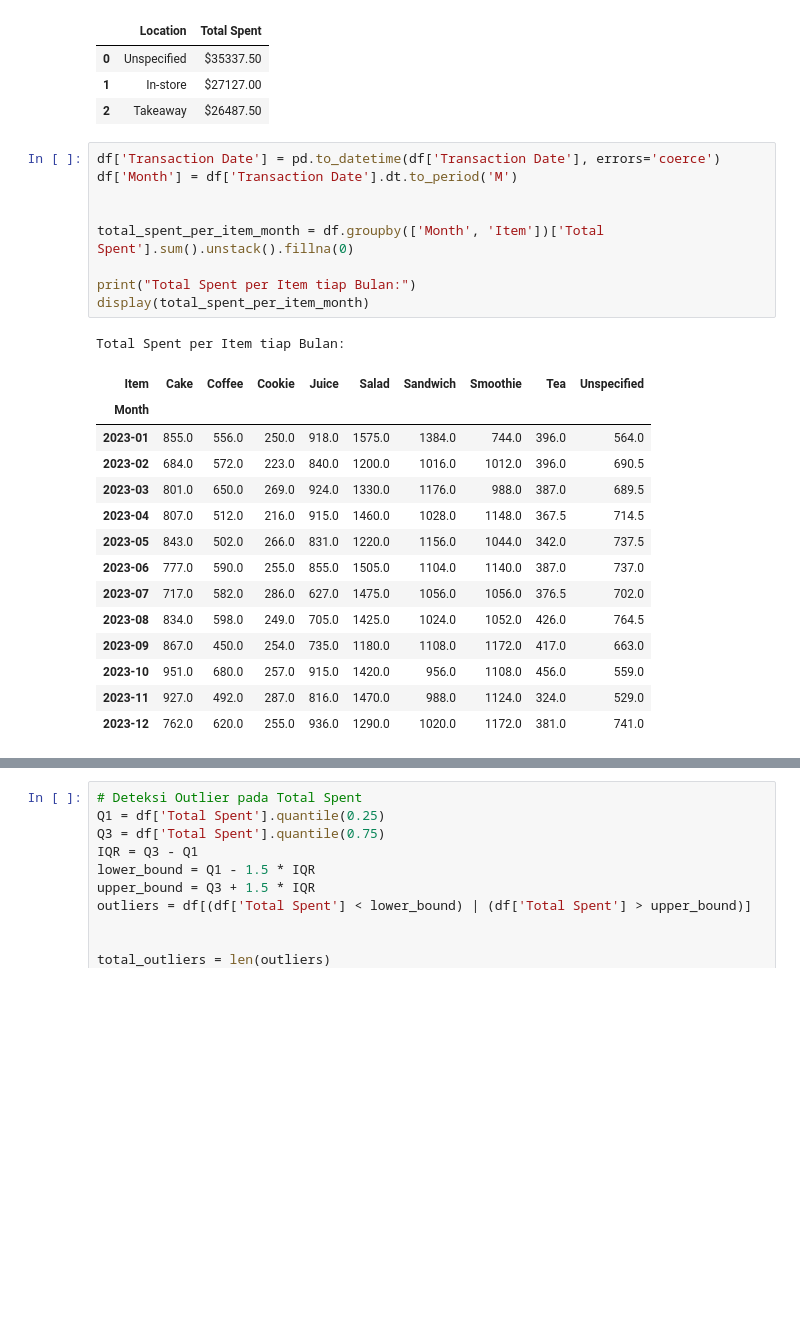
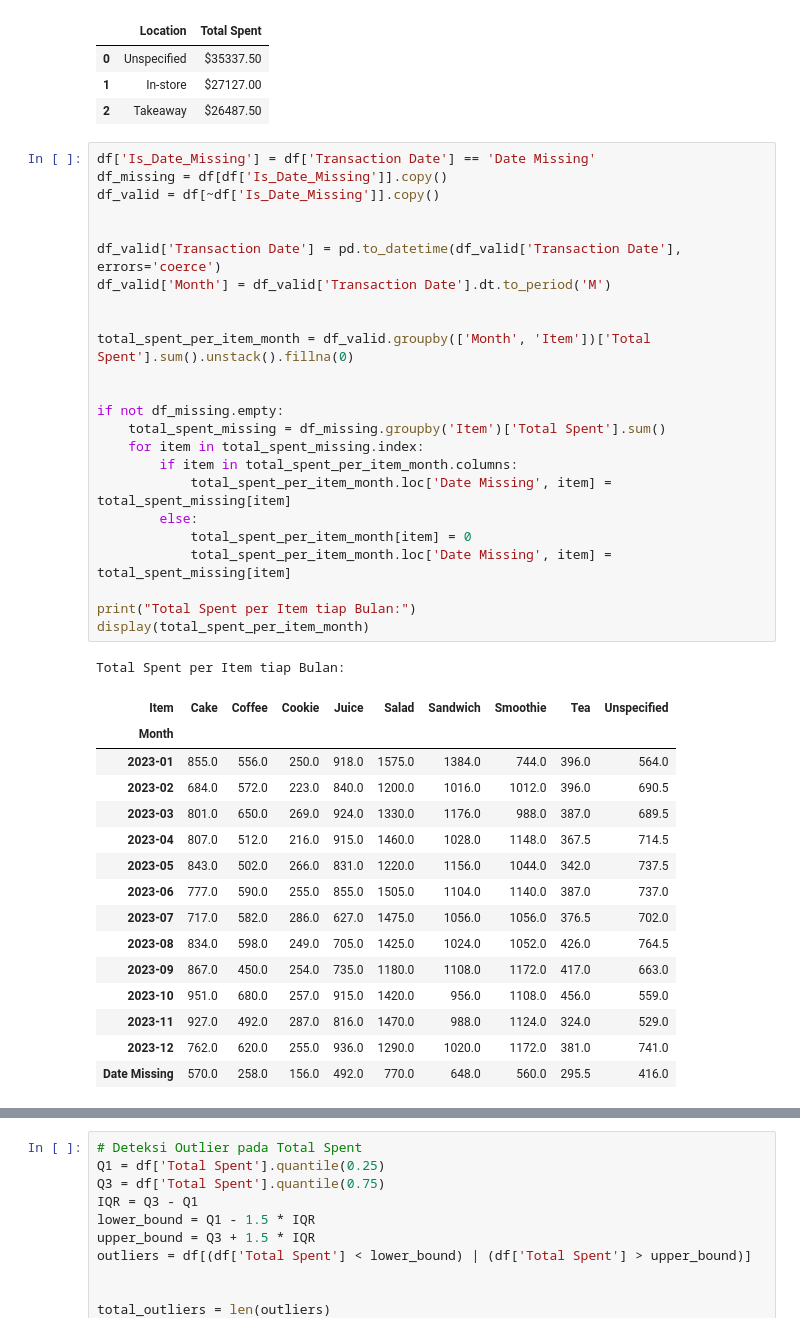
Before and after one commit to muhhanif27/PENGGALIAN-DATA, a Jupyter notebook: Modul2/modul2.ipynb, the cells around one changed output, grey strips where cells are left out. Saved outputs shown, nothing was run; the diff lists cells and outputs as text; blank space fills up the shorter version.

```diff
--- a/Modul2/modul2.ipynb
+++ b/Modul2/modul2.ipynb
@@ -178,30 +178,46 @@ display(total_per_location_df)
 | 1 | In-store | $27127.00 |
 | 2 | Takeaway | $26487.50 |
 # %%
-df['Transaction Date'] = pd.to_datetime(df['Transaction Date'], errors='coerce')
-df['Month'] = df['Transaction Date'].dt.to_period('M')
+df['Is_Date_Missing'] = df['Transaction Date'] == 'Date Missing'
+df_missing = df[df['Is_Date_Missing']].copy()
+df_valid = df[~df['Is_Date_Missing']].copy()
 
 
-total_spent_per_item_month = df.groupby(['Month', 'Item'])['Total Spent'].sum().unstack().fillna(0)
+df_valid['Transaction Date'] = pd.to_datetime(df_valid['Transaction Date'], errors='coerce')
+df_valid['Month'] = df_valid['Transaction Date'].dt.to_period('M')
+
+
+total_spent_per_item_month = df_valid.groupby(['Month', 'Item'])['Total Spent'].sum().unstack().fillna(0)
+
+
+if not df_missing.empty:
+    total_spent_missing = df_missing.groupby('Item')['Total Spent'].sum()
+    for item in total_spent_missing.index:
+        if item in total_spent_per_item_month.columns:
+            total_spent_per_item_month.loc['Date Missing', item] = total_spent_missing[item]
+        else:
+            total_spent_per_item_month[item] = 0
+            total_spent_per_item_month.loc['Date Missing', item] = total_spent_missing[item]
 
 print("Total Spent per Item tiap Bulan:")
 display(total_spent_per_item_month)
 # %% [output]
 Total Spent per Item tiap Bulan:
 | Item | Cake | Coffee | Cookie | Juice | Salad | Sandwich | Smoothie | Tea | Unspecified |
 | Month |  |  |  |  |  |  |  |  |  |
 | 2023-01 | 855.0 | 556.0 | 250.0 | 918.0 | 1575.0 | 1384.0 | 744.0 | 396.0 | 564.0 |
 | 2023-02 | 684.0 | 572.0 | 223.0 | 840.0 | 1200.0 | 1016.0 | 1012.0 | 396.0 | 690.5 |
 | 2023-03 | 801.0 | 650.0 | 269.0 | 924.0 | 1330.0 | 1176.0 | 988.0 | 387.0 | 689.5 |
 | 2023-04 | 807.0 | 512.0 | 216.0 | 915.0 | 1460.0 | 1028.0 | 1148.0 | 367.5 | 714.5 |
 | 2023-05 | 843.0 | 502.0 | 266.0 | 831.0 | 1220.0 | 1156.0 | 1044.0 | 342.0 | 737.5 |
 | 2023-06 | 777.0 | 590.0 | 255.0 | 855.0 | 1505.0 | 1104.0 | 1140.0 | 387.0 | 737.0 |
 | 2023-07 | 717.0 | 582.0 | 286.0 | 627.0 | 1475.0 | 1056.0 | 1056.0 | 376.5 | 702.0 |
 | 2023-08 | 834.0 | 598.0 | 249.0 | 705.0 | 1425.0 | 1024.0 | 1052.0 | 426.0 | 764.5 |
 | 2023-09 | 867.0 | 450.0 | 254.0 | 735.0 | 1180.0 | 1108.0 | 1172.0 | 417.0 | 663.0 |
 | 2023-10 | 951.0 | 680.0 | 257.0 | 915.0 | 1420.0 | 956.0 | 1108.0 | 456.0 | 559.0 |
 | 2023-11 | 927.0 | 492.0 | 287.0 | 816.0 | 1470.0 | 988.0 | 1124.0 | 324.0 | 529.0 |
 | 2023-12 | 762.0 | 620.0 | 255.0 | 936.0 | 1290.0 | 1020.0 | 1172.0 | 381.0 | 741.0 |
+| Date Missing | 570.0 | 258.0 | 156.0 | 492.0 | 770.0 | 648.0 | 560.0 | 295.5 | 416.0 |
 # %%
 display(df.describe())
 # %% [output]
```
Also changed, not shown: parts of 2 cells of this notebook.
